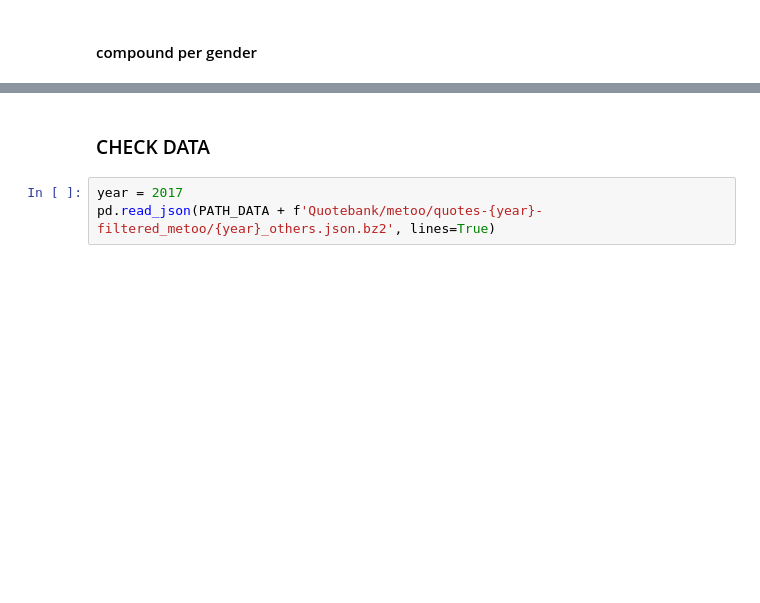
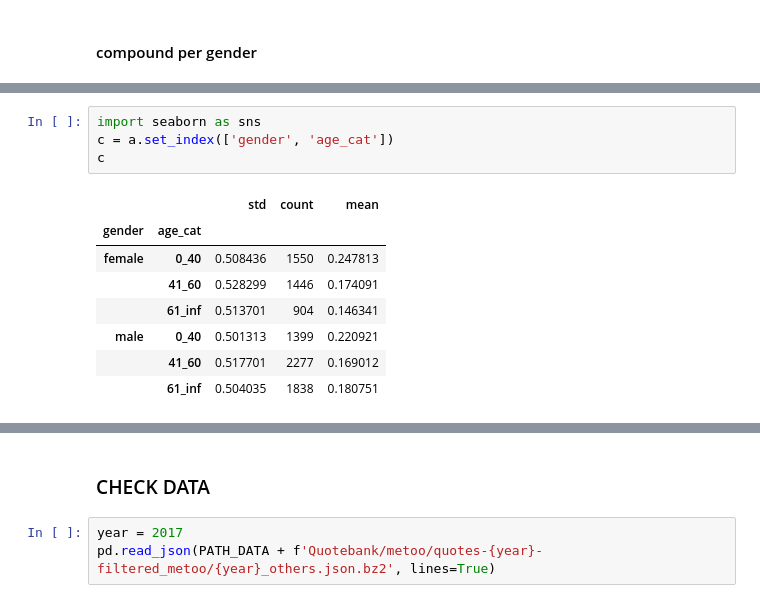
Before and after one commit to epfl-ada/ada-2021-project-adacadabras, a Jupyter notebook: data_processing.ipynb, the cells around one changed output, grey strips where cells are left out. Cells and saved outputs as stored; diff of their text form; blank space fills up the shorter version.

```diff
--- a/data_processing.ipynb
+++ b/data_processing.ipynb
@@ -600,0 +729,13 @@ a,b
+# %%
+import seaborn as sns
+c = a.set_index(['gender', 'age_cat'])
+c
+# %% [output]
+|  |  | std | count | mean |
+| gender | age_cat |  |  |  |
+| female | 0_40 | 0.508436 | 1550 | 0.247813 |
+|  | 41_60 | 0.528299 | 1446 | 0.174091 |
+|  | 61_inf | 0.513701 | 904 | 0.146341 |
+| male | 0_40 | 0.501313 | 1399 | 0.220921 |
+|  | 41_60 | 0.517701 | 2277 | 0.169012 |
+|  | 61_inf | 0.504035 | 1838 | 0.180751 |
```
Also changed, not shown: parts of 11 cells of this notebook, 2 other files.
